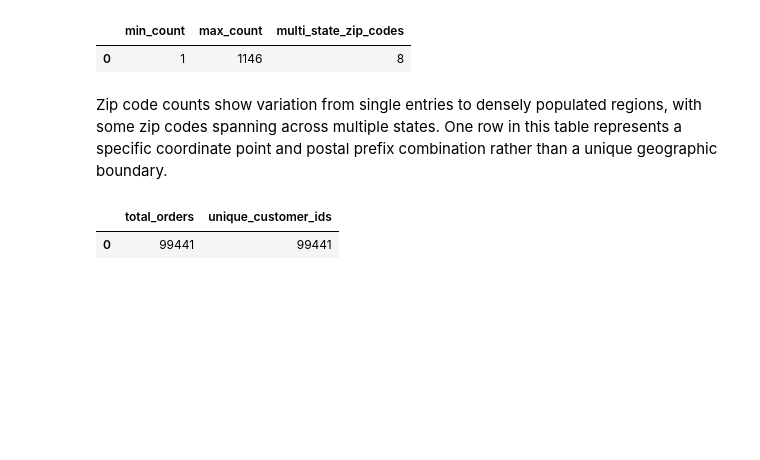
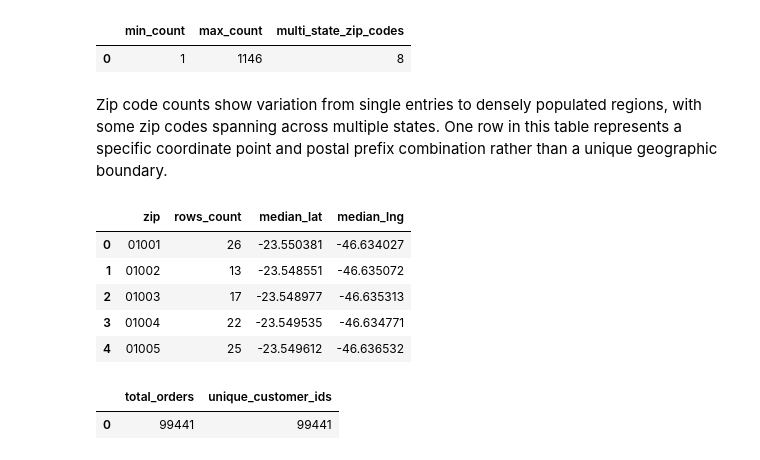
Before and after one commit to anooswajeeh2004/analytics-portfolio, a Jupyter notebook: notebooks/day-01-meet-the-data.ipynb, the cells around one changed output. Saved outputs shown, nothing was run; the diff lists cells and outputs as text; code cells hidden in the pictures; blank space fills up the shorter version.

```diff
--- a/notebooks/day-01-meet-the-data.ipynb
+++ b/notebooks/day-01-meet-the-data.ipynb
@@ -295,6 +251,24 @@ FROM zip_counts;""")
 | 0 | 1 | 1146 | 8 |
 # %% [markdown]
 Zip code counts show variation from single entries to densely populated regions, with some zip codes spanning across multiple states. One row in this table represents a specific coordinate point and postal prefix combination rather than a unique geographic boundary.
+# %%
+query("""
+    SELECT
+        geolocation_zip_code_prefix AS zip,
+        COUNT(*) AS rows_count,
+        PERCENTILE_CONT(0.5) WITHIN GROUP (ORDER BY geolocation_lat) AS median_lat,
+        PERCENTILE_CONT(0.5) WITHIN GROUP (ORDER BY geolocation_lng) AS median_lng
+    FROM geolocation
+    GROUP BY geolocation_zip_code_prefix
+    LIMIT 5
+""")
+# %% [output]
+|  | zip | rows_count | median_lat | median_lng |
+| 0 | 01001 | 26 | -23.550381 | -46.634027 |
+| 1 | 01002 | 13 | -23.548551 | -46.635072 |
+| 2 | 01003 | 17 | -23.548977 | -46.635313 |
+| 3 | 01004 | 22 | -23.549535 | -46.634771 |
+| 4 | 01005 | 25 | -23.549612 | -46.636532 |
 # %%
 query("""
       SELECT
```
Also changed, not shown: parts of 18 cells of this notebook, 16 other files.
